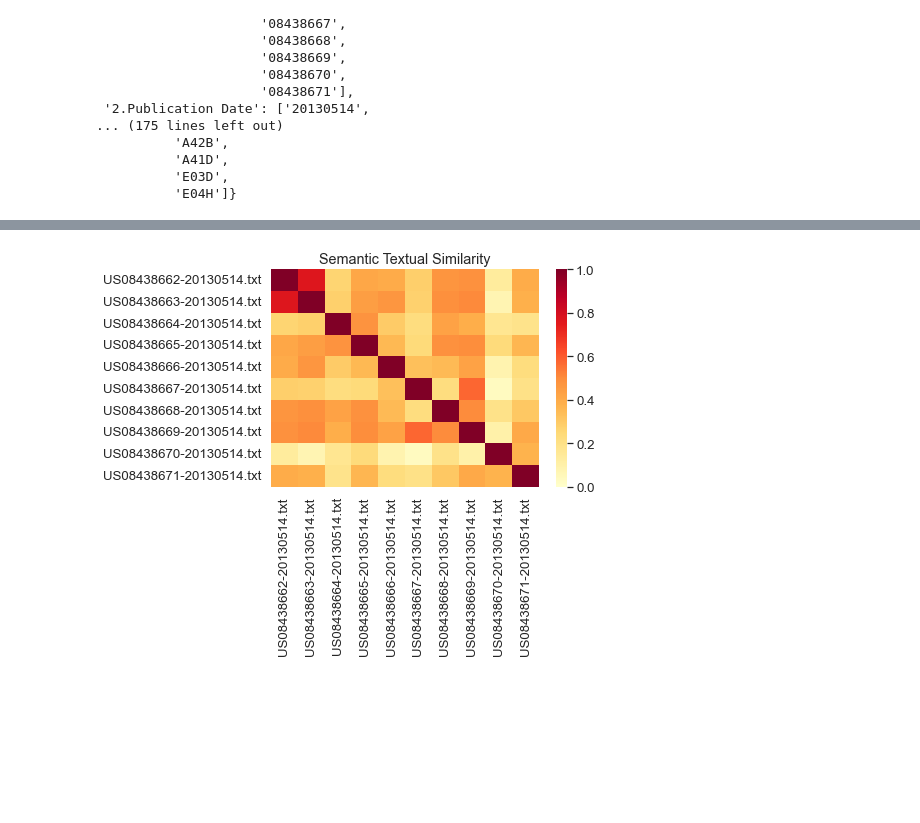
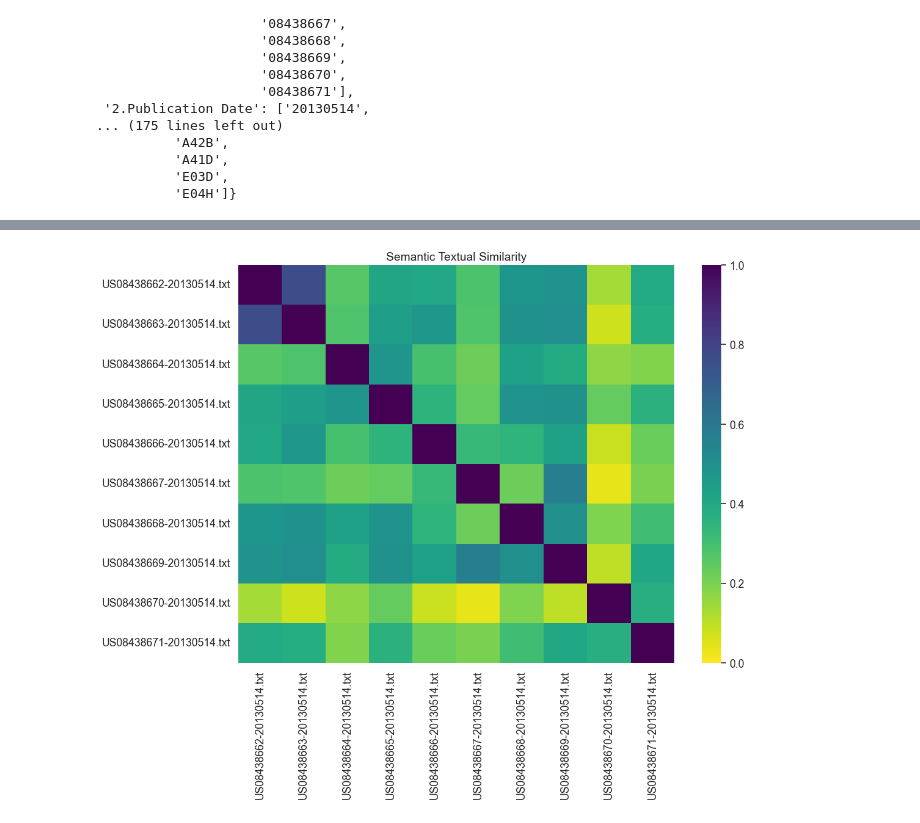
Before and after one commit to Ellomorce/USPTO_Patent_Parser, a Jupyter notebook: NTUTDS/group6proto.ipynb, the cells around one changed output, grey strips where cells are left out. Drawn from its saved outputs; the diff is of its cells as text; code cells hidden in the pictures; blank space fills up the shorter version.

```diff
--- a/NTUTDS/group6proto.ipynb
+++ b/NTUTDS/group6proto.ipynb
@@ -197,24 +182,19 @@ from sklearn.cluster import KMeans
 # %%
-import numpy as np
 import matplotlib.pyplot as plt
-from itertools import islice
 %matplotlib inline
 
 plt.clf()
-
-patent_docs_KW20_string ={}
+patent_docs_KW20 ={}
 
 for doc_name, KW_stat in patent_docs_KW.items():
   common20 = dict(islice(KW_stat.items(), 20))
   print(common20)
-  patent_docs_KW20_string[doc_name] = ' '.join(common20.keys())
-  plt.figure(figsize=(12, 9), dpi=100)
+  patent_docs_KW20[doc_name] = ' '.join(common20.keys())
+  plt.figure(figsize=(12, 9), dpi=96)
   x = np.arange(20)
   y = common20.values()
   plt.title( doc_name, fontsize=8, color='g')
   plt.xticks(x, common20.keys(),  rotation='vertical')
-  # plt.bar(x, y)
-  # plt.bar(x, y, color='y')
-  plt.bar(x, y, color='y')
+  plt.bar(x, y, color='powderblue')
   plt.savefig('Graph_{}.png'.format(doc_name), format="PNG", dpi=96)
   plt.show()
@@ -221,56 +215,28 @@ for doc_name, KW_stat in patent_docs_KW.items():
 # %%
 import seaborn as sns
 import tensorflow_hub as hub
 
 embed = hub.load("https://tfhub.dev/google/universal-sentence-encoder/4")
-#embeddings = embed([
-#    "france",
-#    "germany",
-#    "boy"
-#    ])
-#print(embeddings)
 
 def plot_similarity(labels, features, rotation):
   corr = np.inner(features, features)
+  plt.figure(figsize=(12, 9), dpi=96)
   sns.set(font_scale=1.2)
   g = sns.heatmap(
       corr,
       xticklabels=labels,
       yticklabels=labels,
       vmin=0,
       vmax=1,
-      cmap="YlOrRd")
+      cmap="viridis_r")
   g.set_xticklabels(labels, rotation=rotation)
   g.set_title("Semantic Textual Similarity")
+  plt.savefig('patentheatmap.png')
 
-def run_and_plot(messages_):
-  message_embeddings_ = embed(list(patent_docs_KW20_string.values()))
-  plot_similarity(list(patent_docs_KW20_string.keys()), message_embeddings_, 90)
+def run_and_plot(messages):
+  message_embeddings_ = embed(list(patent_docs_KW20.values()))
+  plot_similarity(list(patent_docs_KW20.keys()), message_embeddings_, 90)
 
-
-#patent_docs_KW20_string
-
-messages = [
-    # Smartphones
-    "I like my phone",
-    "My phone is not good.",
-    "Your cellphone looks great.",
-
-    # Weather
-    "Will it snow tomorrow?",
-    "Recently a lot of hurricanes have hit the US",
-    "Global warming is real",
-
-    # Food and health
-    "An apple a day, keeps the doctors away",
-    "Eating strawberries is healthy",
-    "Is paleo better than keto?",
-
-    # Asking about age
-    "How old are you?",
-    "what is your age?",
-]
-
-run_and_plot(patent_docs_KW20_string)
+run_and_plot(patent_docs_KW20)
 # %% [output]
-[figure, old version]
+[figure, new version]
```
Also changed, not shown: parts of 3 cells of this notebook.
